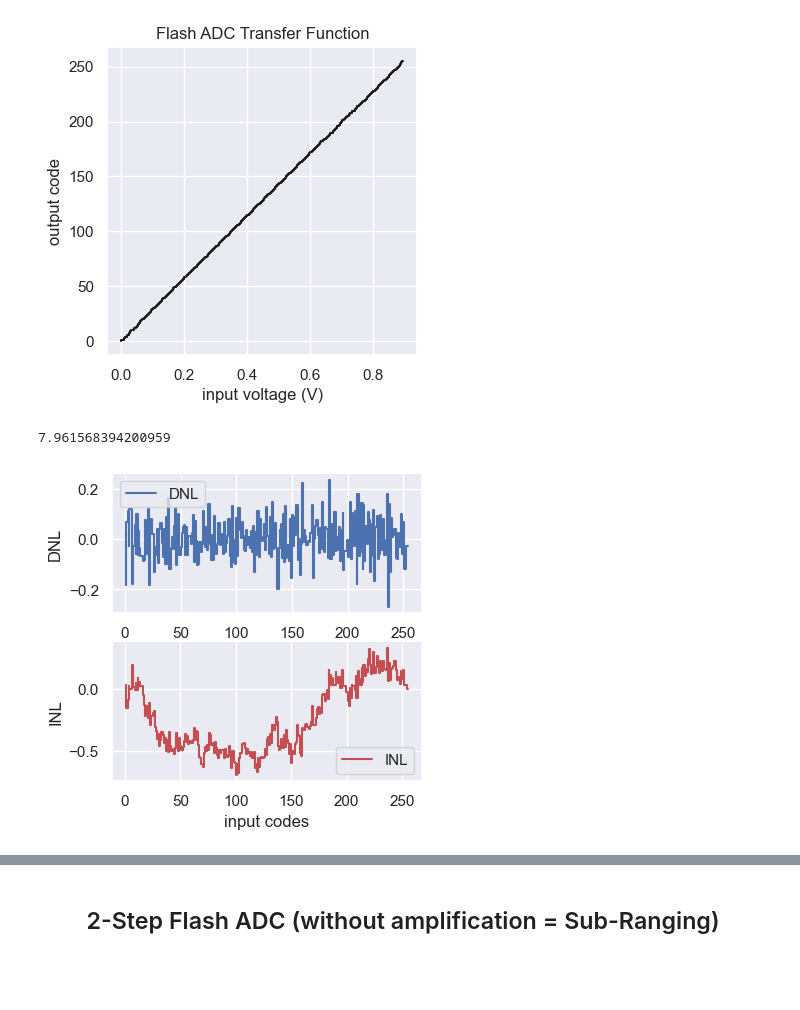
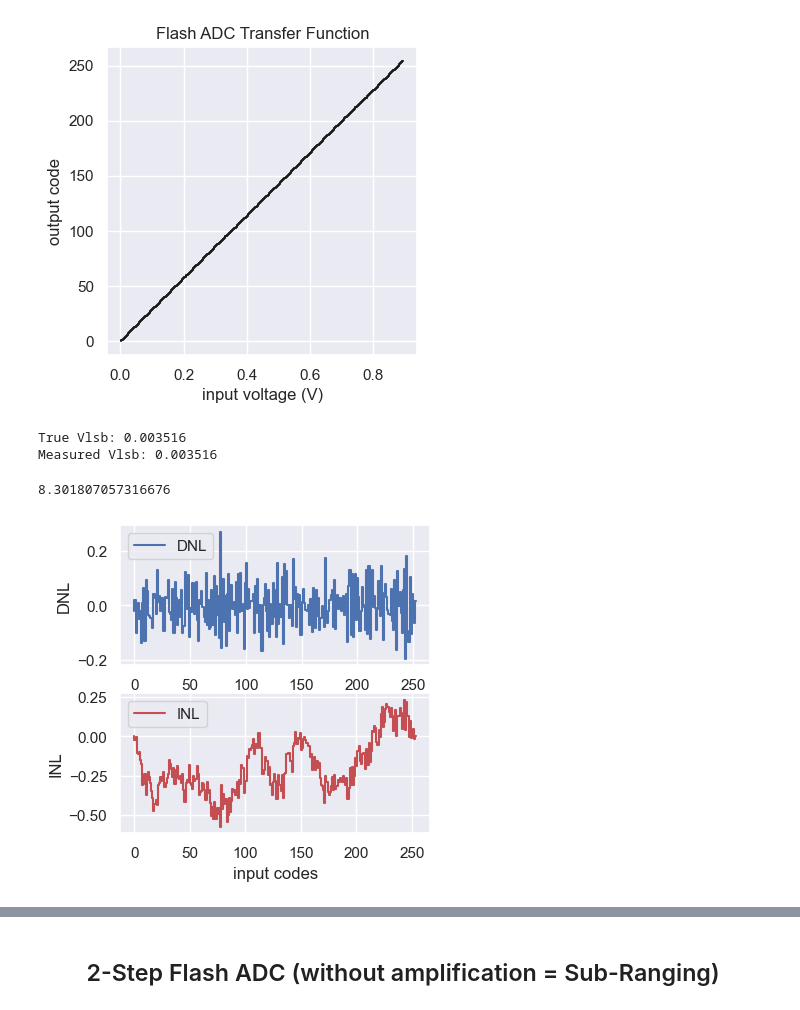
Before and after one commit to das-dias/signal-converters-notebooks, a Jupyter notebook: practical_classes/practical_class_9.ipynb, the cells around one changed output, grey strips where cells are left out. Saved outputs shown, nothing was run; the diff lists cells and outputs as text; code cells hidden in the pictures; blank space fills up the shorter version.

```diff
--- a/practical_classes/practical_class_9.ipynb
+++ b/practical_classes/practical_class_9.ipynb
@@ -149,0 +150,20 @@ Text(0.5, 1.0, 'resistor values mismatch distribution')
+# %%
+# observe the output code throughout time
+vdd = vref # V
+nbits = 8 # number of bits
+vlsb = np.abs(vref / (2**nbits) ) # V
+# number of simulation points
+Np = 2**15
+# define the time base
+Fs = 1e9 # Hz
+Ts = 1/Fs # s
+tD = np.arange(0,Np)*Ts; # (0:Np-1) == np.arange(0,Np)
+# setup the input codes
+A1 = vdd/2
+f1 = (Fs/Np) # Hz
+ph1 = 0 # rad
+ofst = 0.0
+vin_t = A1*np.sin(2*np.pi*f1*tD + ph1) + ofst + vdd/2
+# generate the output data signal from an input signal
+decoder_in_t = np.array([v > comps for v in vin_t])
+dout_t = np.array([np.count_nonzero(din) for din in decoder_in_t])
@@ -150,9 +187,11 @@ Text(0.5, 1.0, 'resistor values mismatch distribution')
 # %%
 # observe the adc transfer function
 # generate the output data signal from an input signal
-vin = vlsb*np.arange(0,2**nbits)
+vin = np.sort(np.unique(vin_t))
 decoder_in = np.array([v > comps for v in vin])
 dout = np.array([np.count_nonzero(din) for din in decoder_in])
+vtrans = vin[np.where(np.diff(dout) > 0)]
+dout = dout[np.where(np.diff(dout) > 0)]
 decoder_in, dout
 # %% [output]
 (array([[False, False, False, ..., False, False, False],
@@ -187,8 +226,10 @@ Text(0.5, 1.0, 'Flash ADC Transfer Function')
 # %%
 # compute the transition input voltages
 # compute the INL and DNL of the ADC
-vlsb_measured = (comps[2**nbits-2] - comps[0])/(2**nbits - 2)
-dnl = np.diff(comps)/vlsb_measured - 1
+vlsb_measured = (vtrans[-1] - vtrans[0])/(2**nbits - 2)
+print("True Vlsb: %f" % vlsb)
+print("Measured Vlsb: %f" % vlsb_measured)
+dnl = np.diff(vtrans)/vlsb_measured - 1
 inl = np.array([0] + np.cumsum(dnl).tolist())
 assert len(dnl) == 2**nbits - 2, 'DNL length is not correct: {}'.format(len(dnl))
 assert len(inl) == 2**nbits-1, 'INL length is not correct: {}'.format(len(inl))
@@ -197,19 +238,21 @@ assert len(inl) == 2**nbits-1, 'INL length is not correct: {}'.format(len(inl))
 dac_linearity = nbits - np.log2(np.max(inl) - np.min(inl))
 dac_linearity
 # %% [output]
-7.961568394200959
+True Vlsb: 0.003516
+Measured Vlsb: 0.003516
+8.301807057316676
 # %%
 # plot the DNL and INL
 fig, ax = plt.subplots(2,1, figsize=(4,4))
-ax[0].step(dout[1:-1], dnl, 'b', label='DNL')
+ax[0].step(dout[0:-1], dnl, 'b', label='DNL')
 ax[0].set_xlabel('input codes')
 ax[0].set_ylabel('DNL')
 ax[0].legend()
 ax[0].grid(True)
-ax[1].step(dout[1:], inl, 'r', label='INL')
+ax[1].step(dout, inl, 'r', label='INL')
 ax[1].set_xlabel('input codes')
 ax[1].set_ylabel('INL')
 ax[1].legend()
 ax[1].grid(True)
 # %% [output]
-[figure, old version]
+[figure, new version]
```
Also changed, not shown: parts of 10 cells of this notebook.
